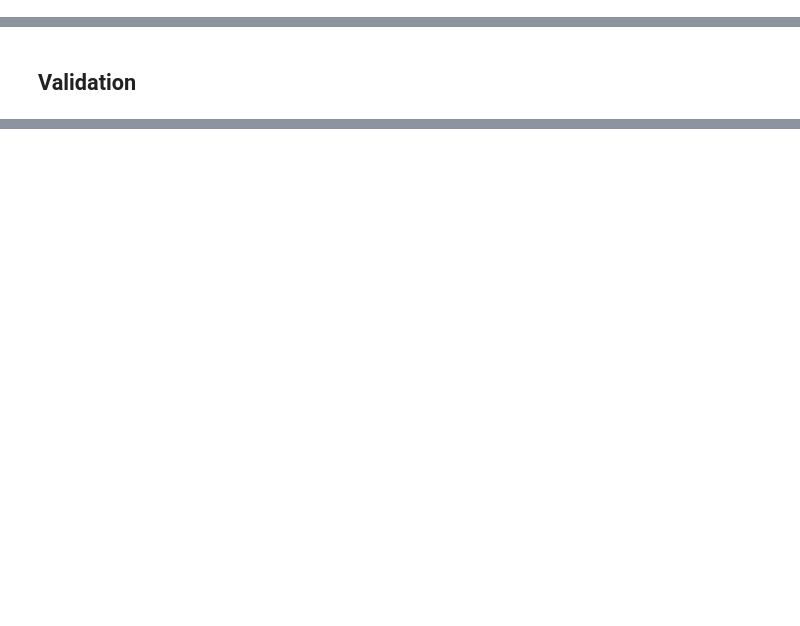
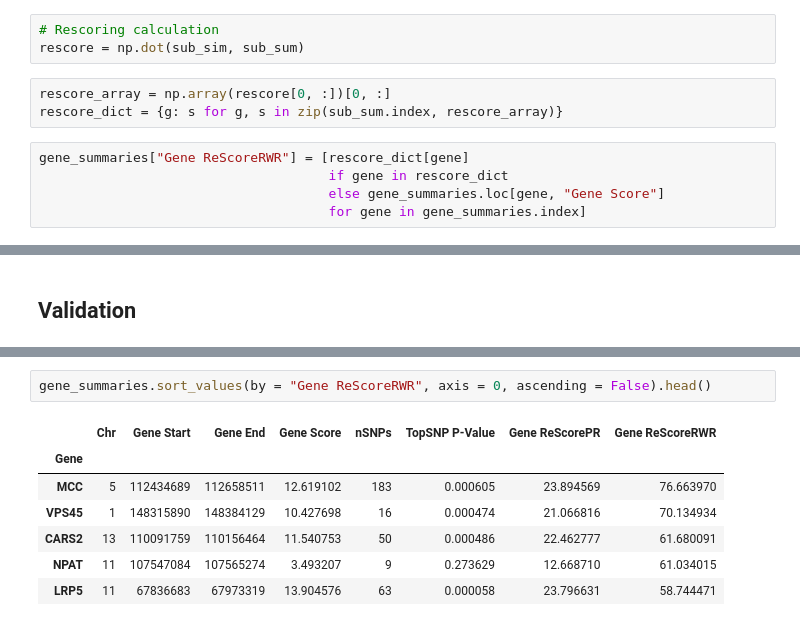
Before and after one commit to kkchau/NetGWAS, a Jupyter notebook: work/NetworkGWAS.ipynb, the cells around one changed output, grey strips where cells are left out. Cells and saved outputs as stored; diff of their text form; blank space fills up the shorter version.

```diff
--- a/work/NetworkGWAS.ipynb
+++ b/work/NetworkGWAS.ipynb
@@ -246 +261,12 @@ rescore = np.dot(similarity, gene_summaries["Gene Score"])
+# %%
+# Rescoring calculation
+rescore = np.dot(sub_sim, sub_sum)
+# %%
+rescore_array = np.array(rescore[0, :])[0, :]
+rescore_dict = {g: s for g, s in zip(sub_sum.index, rescore_array)}
+# %%
+gene_summaries["Gene ReScoreRWR"] = [rescore_dict[gene]
+                                     if gene in rescore_dict
+                                     else gene_summaries.loc[gene, "Gene Score"]
+                                     for gene in gene_summaries.index]
 # %%
@@ -261,0 +278,10 @@ tmp = list(nx.community.kernighan_lin_bisection(net))
+# %%
+gene_summaries.sort_values(by = "Gene ReScoreRWR", axis = 0, ascending = False).head()
+# %% [output]
+|  | Chr | Gene Start | Gene End | Gene Score | nSNPs | TopSNP P-Value | Gene ReScorePR | Gene ReScoreRWR |
+| Gene |  |  |  |  |  |  |  |  |
+| MCC | 5 | 112434689 | 112658511 | 12.619102 | 183 | 0.000605 | 23.894569 | 76.663970 |
+| VPS45 | 1 | 148315890 | 148384129 | 10.427698 | 16 | 0.000474 | 21.066816 | 70.134934 |
+| CARS2 | 13 | 110091759 | 110156464 | 11.540753 | 50 | 0.000486 | 22.462777 | 61.680091 |
+| NPAT | 11 | 107547084 | 107565274 | 3.493207 | 9 | 0.273629 | 12.668710 | 61.034015 |
+| LRP5 | 11 | 67836683 | 67973319 | 13.904576 | 63 | 0.000058 | 23.796631 | 58.744471 |
```
Also changed, not shown: parts of 38 cells of this notebook, 2 other files.
